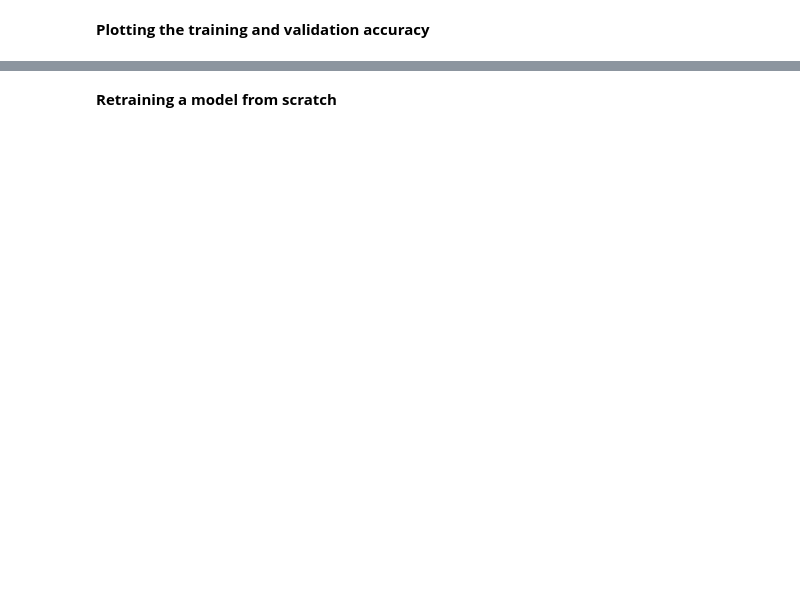
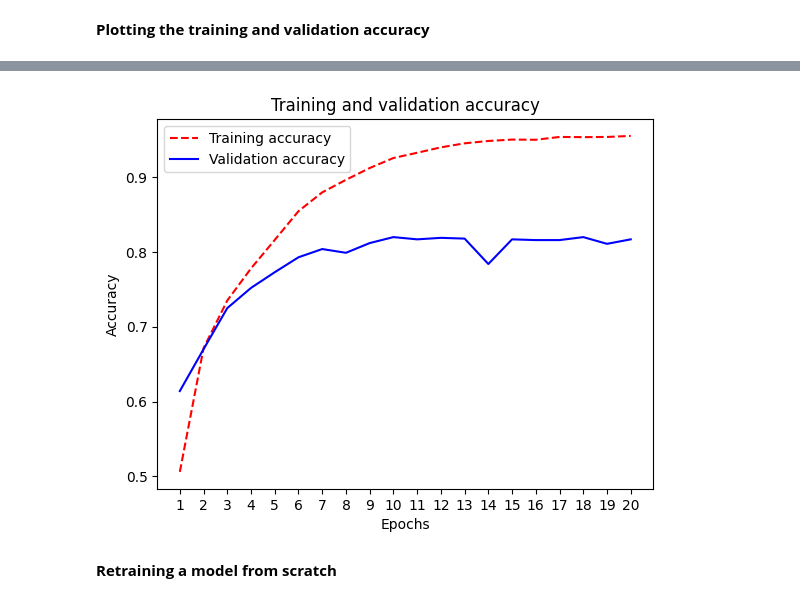
Before and after one commit to PhonxayMax/5_Deep-Learning-with-Python_Francois-Chollet, a Jupyter notebook: CH4_chapter04_getting_started_with_neural_networks.ipynb, the cells around one changed output, grey strips where cells are left out. Saved outputs shown, nothing was run; the diff lists cells and outputs as text; code cells hidden in the pictures; blank space fills up the shorter version.

```diff
--- a/CH4_chapter04_getting_started_with_neural_networks.ipynb
+++ b/CH4_chapter04_getting_started_with_neural_networks.ipynb
@@ -533,3 +560,25 @@ plt.show()
+# %%
+import matplotlib.pyplot as plt
+
+plt.clf()  # Clear the figure
+
+# Access the correct metric names from the history object
+acc = history.history["accuracy"]
+val_acc = history.history["val_accuracy"]
+
+# Plot the training and validation accuracy curves
+plt.plot(epochs, acc, "r--", label="Training accuracy")  # Plot training accuracy
+plt.plot(epochs, val_acc, "b", label="Validation accuracy")  # Plot validation accuracy
+
+plt.title("Training and validation accuracy")  # Set the title of the plot
+plt.xlabel("Epochs")  # Label the x-axis as "Epochs"
+plt.xticks(epochs)  # Set x-axis ticks to represent epochs
+plt.ylabel("Accuracy")  # Label the y-axis as "Accuracy"
+plt.legend()  # Show the legend to distinguish training and validation curves
+plt.savefig("reuters_accuracy_plot.png", dpi=300)  # Save the plot as a PNG image
+plt.show()  # Display the plot
+# %% [output]
+[figure, added]
 # %% [markdown]
 **Retraining a model from scratch**
 # %%
```
Also changed, not shown: parts of 34 cells of this notebook.
